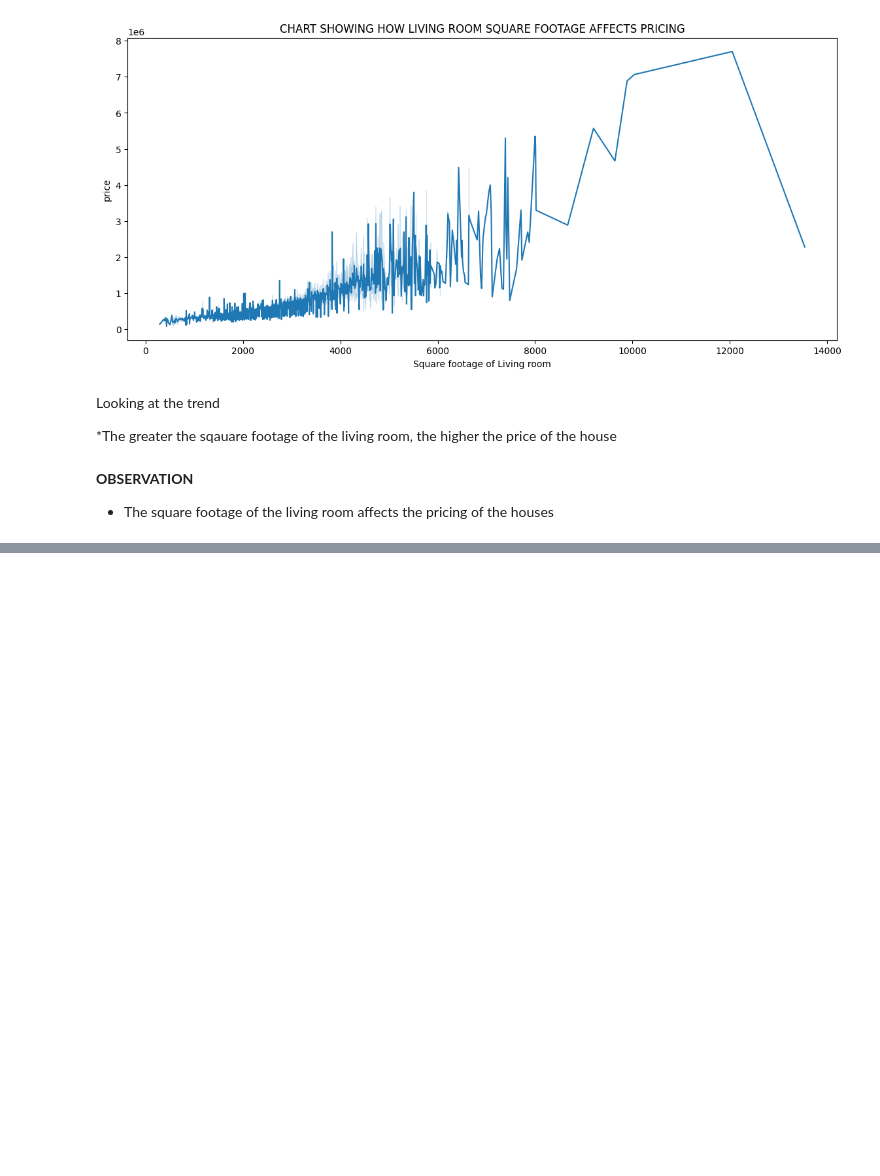
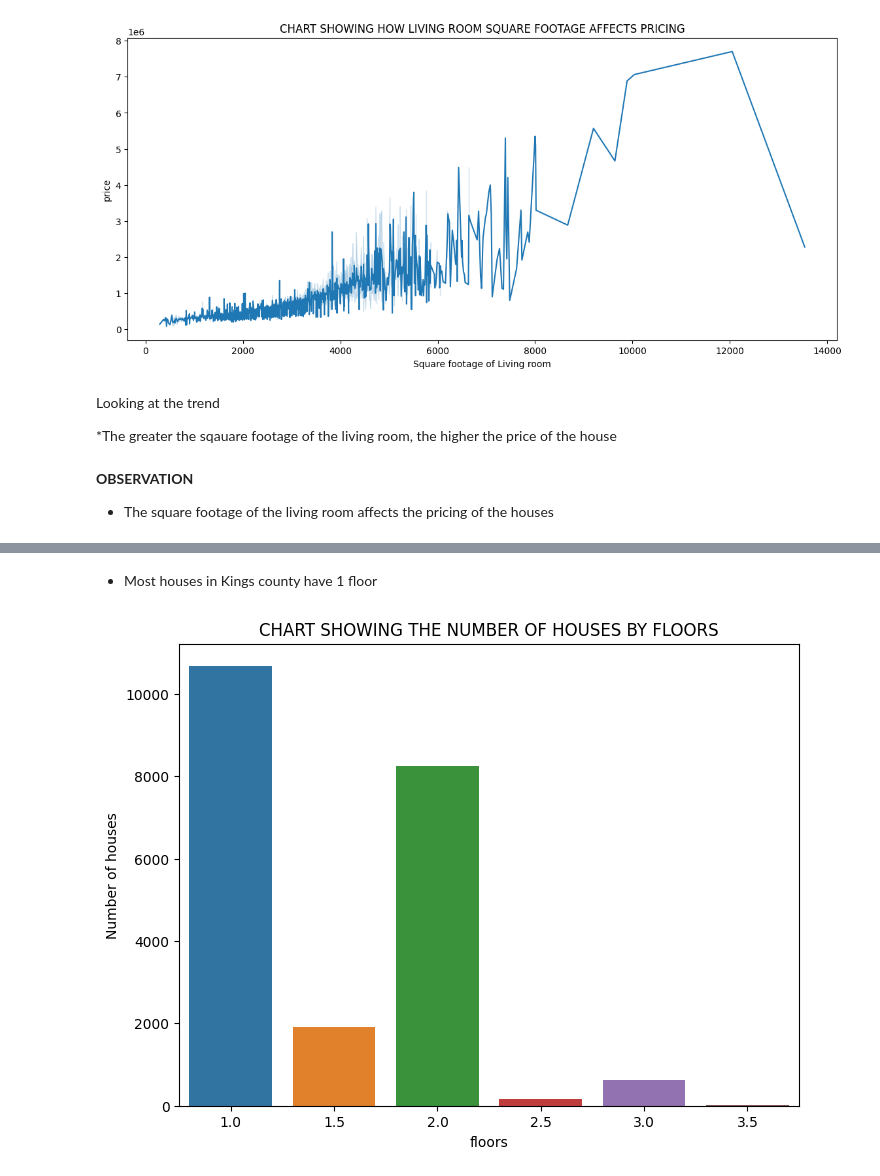
Before and after one commit to MikeDeecode/KC-properties-price-analysis, a Jupyter notebook: kc_properties_analysis.ipynb, the cells around one changed output, grey strips where cells are left out. Drawn from its saved outputs; the diff is of its cells as text; code cells hidden in the pictures; blank space fills up the shorter version.

```diff
--- a/kc_properties_analysis.ipynb
+++ b/kc_properties_analysis.ipynb
@@ -250,0 +279,10 @@ Looking at the trend
+# %% [markdown]
+* Most houses in Kings county have 1 floor
+# %%
+plt.figure(figsize = (8, 6))
+sns.countplot('floors', data = kc_properties)
+plt.title("CHART SHOWING THE NUMBER OF HOUSES BY FLOORS")
+plt.ylabel("Number of houses")
+plt.show()
+# %% [output]
+[figure, added]
```
Also changed, not shown: parts of 12 cells of this notebook.
